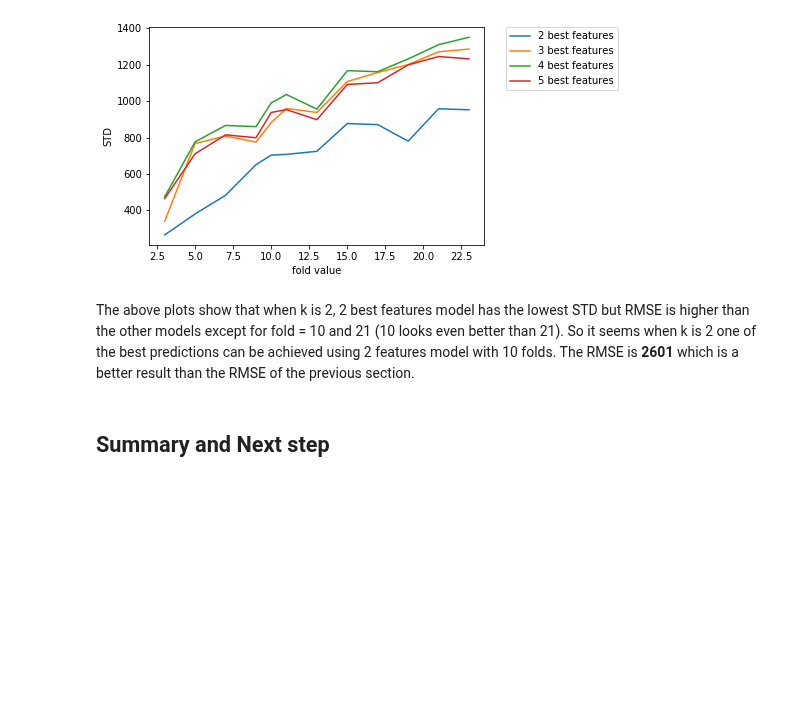
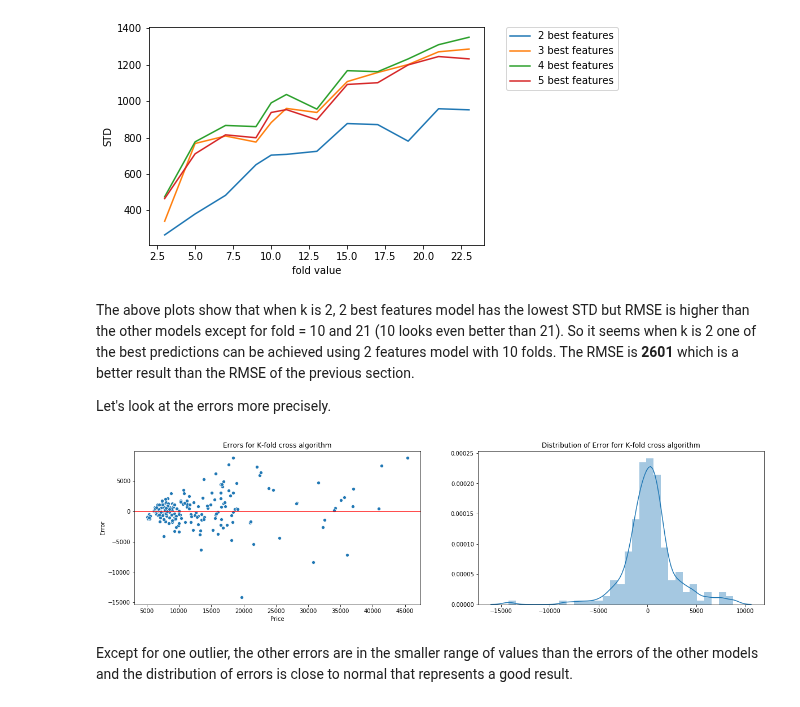
Before and after one commit to nasimjafari7/PythonProjects, a Jupyter notebook: Guided Project_ Predicting Car Prices/Basics.ipynb, the cells around one changed output. Cells and saved outputs as stored; diff of their text form; code cells hidden in the pictures; blank space fills up the shorter version.

```diff
--- a/Guided Project_ Predicting Car Prices/Basics.ipynb
+++ b/Guided Project_ Predicting Car Prices/Basics.ipynb
@@ -422,18 +488,22 @@ I am going to modify **knn_train_test** again to use [k-fold cross validation](h
 
 We figure out that the minimum RMSE of the previous section is when k is 2 so to test the k-fold cross validation function I am going to set k=2.
 # %%
-from sklearn.model_selection import cross_val_score, KFold
+from sklearn.model_selection import cross_val_score, cross_val_predict, KFold
 def knn_train_test(train_cols, target_col, df, k, k_fold):
     kf = KFold(k_fold, shuffle=True, random_state=1)
     model = KNeighborsRegressor(n_neighbors = k)
     mses = cross_val_score(model, df[train_cols], df[target_col], scoring="neg_mean_squared_error", cv=kf)
+
+    predictions = cross_val_predict(model, df[train_cols], df[target_col], cv = kf)
+
     rmses = np.sqrt(np.absolute(mses))
     avg_rmse = np.mean(rmses)
     std_rmse = np.std(rmses)
-    return avg_rmse, std_rmse
+    return avg_rmse, std_rmse, list(predictions)
 
 rmse_fold = {}
 std_fold = {}
+predictions_fold = {}
 num_folds = [3, 5, 7, 9, 10, 11, 13, 15, 17, 19, 21, 23]
 
 for m in range(2, 6):
@@ -442,10 +512,12 @@ for m in range(2, 6):
         cols.append(sorted_mean_rmse[c][0])
     rmses = {}
     stds = {}
+    predictions = {}
     for fold in num_folds:
-        rmses[fold], stds[fold] = knn_train_test(cols, 'price', cars_numeric, 2, fold)
+        rmses[fold], stds[fold], predictions[fold]= knn_train_test(cols, 'price', cars_numeric, 2, fold)
     rmse_fold['{} best features'.format(m)] = rmses
     std_fold['{} best features'.format(m)] = stds
+    predictions_fold['{} best features'.format(m)] = predictions
 rmse_fold
 # %% [output]
 {'2 best features': {3: 2977.491628824817,
@@ -489,6 +561,14 @@ for k,v in std_fold.items():
 [figure]
 # %% [markdown]
 The above plots show that when k is 2, 2 best features model has the lowest STD but RMSE is higher than the other models except for fold = 10 and 21 (10 looks even better than 21). So it seems when k is 2 one of the best predictions can be achieved using 2 features model with 10 folds. The RMSE is **2601** which is a better result than the RMSE of the previous section.
+
+Let's look at the errors more precisely.
-# %% [markdown]
-## Summary and Next step
+# %%
+draw_error_plots(x = cars_numeric['price']
+                 , y= list(np.array(cars_numeric['price']) - np.array(predictions_fold['2 best features'][10]))
+                 , algorithm = 'K-fold cross')
+# %% [output]
+[figure, added]
+# %% [markdown]
+Except for one outlier, the other errors are in the smaller range of values than the errors of the other models and the distribution of errors is close to normal that represents a good result.
 # %% [markdown]
```
Also changed, not shown: parts of 19 cells of this notebook.
